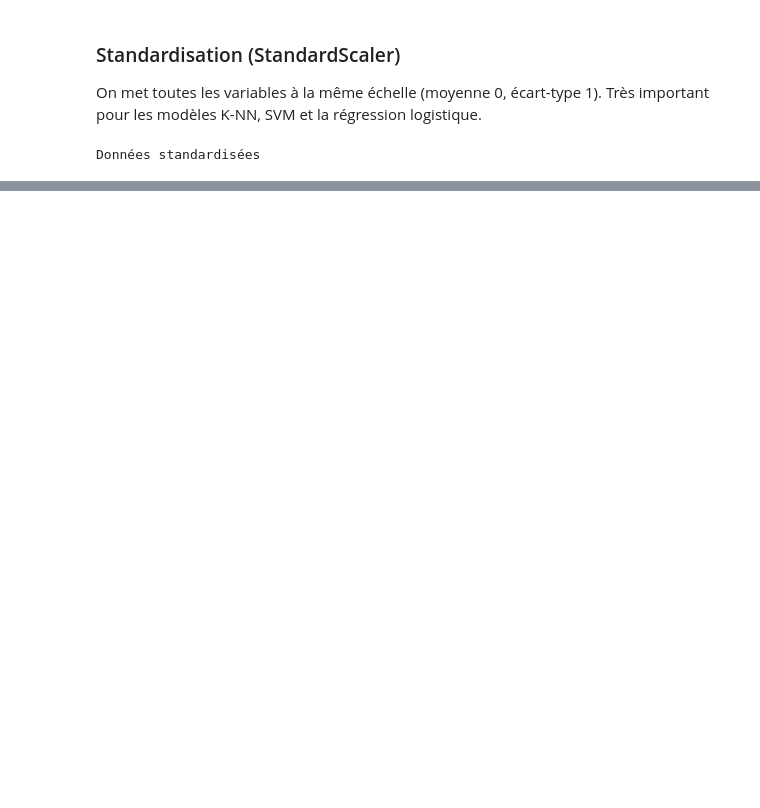
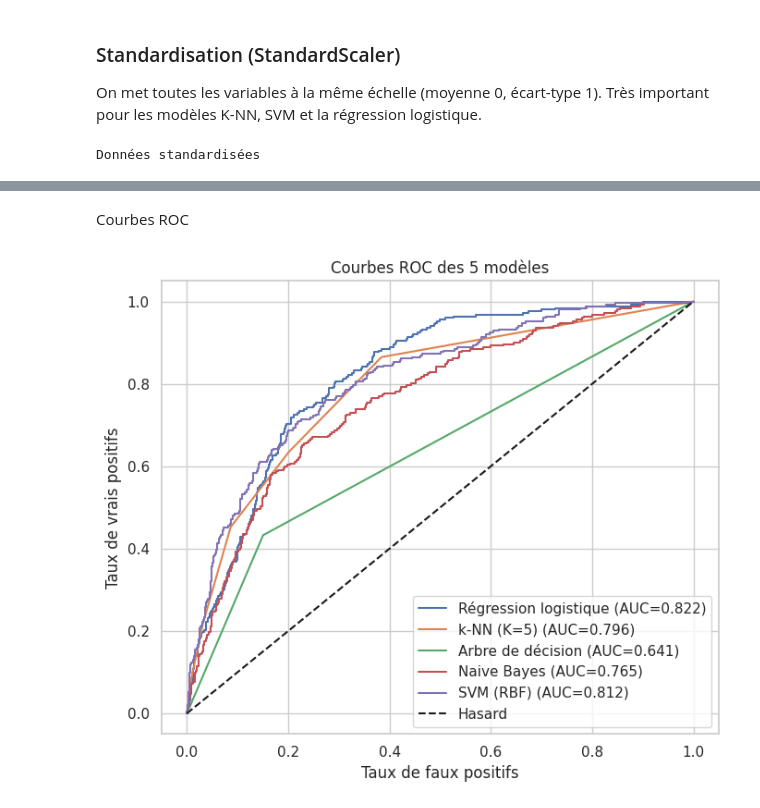
Before and after one commit to KYSyB2006/WineQualityClassificator, a Jupyter notebook: projet_vin.ipynb, the cells around one changed output, grey strips where cells are left out. Cells and saved outputs as stored; diff of their text form; code cells hidden in the pictures; blank space fills up the shorter version.

```diff
--- a/projet_vin.ipynb
+++ b/projet_vin.ipynb
@@ -486,0 +660,28 @@ Données standardisées
+# %%
+from sklearn.metrics import roc_curve, roc_auc_score, accuracy_score, precision_score, recall_score, f1_score
+
+# On rassemble les 5 modèles DÉJÀ entraînés
+modeles = {
+    "Régression logistique": logreg,
+    "k-NN (K=5)": knn,
+    "Arbre de décision": tree,
+    "Naive Bayes": nb,
+    "SVM (RBF)": svm,
+}
+
+lignes = []
+for nom, m in modeles.items():
+    pred = m.predict(X_test_s)
+    # score continu pour l'AUC : decision_function (logreg, svm) sinon predict_proba
+    score = m.decision_function(X_test_s) if hasattr(m, "decision_function") else m.predict_proba(X_test_s)[:, 1]
+    lignes.append({
+        "Modèle": nom,
+        "Accuracy":  accuracy_score(y_test, pred),
+        "Précision": precision_score(y_test, pred),
+        "Rappel":    recall_score(y_test, pred),
+        "F1":        f1_score(y_test, pred),
+        "AUC":       roc_auc_score(y_test, score),
+    })
+
+tableau = pd.DataFrame(lignes).set_index("Modèle").sort_values("F1", ascending=False)
+tableau.round(3)
@@ -486,0 +696,16 @@ Données standardisées
+# %% [markdown]
+Courbes ROC
+# %%
+import matplotlib.pyplot as plt
+
+plt.figure(figsize=(7,6))
+for nom, m in modeles.items():
+    score = m.decision_function(X_test_s) if hasattr(m, "decision_function") else m.predict_proba(X_test_s)[:, 1]
+    fpr, tpr, _ = roc_curve(y_test, score)
+    plt.plot(fpr, tpr, label=f"{nom} (AUC={roc_auc_score(y_test, score):.3f})")
+plt.plot([0,1], [0,1], 'k--', label="Hasard")
+plt.xlabel("Taux de faux positifs"); plt.ylabel("Taux de vrais positifs")
+plt.title("Courbes ROC des 5 modèles"); plt.legend()
+plt.tight_layout(); plt.savefig("fig_roc.png", dpi=120); plt.show()
+# %% [output]
+[figure, added]
```
Also changed, not shown: parts of 31 cells of this notebook, 5 other files.
